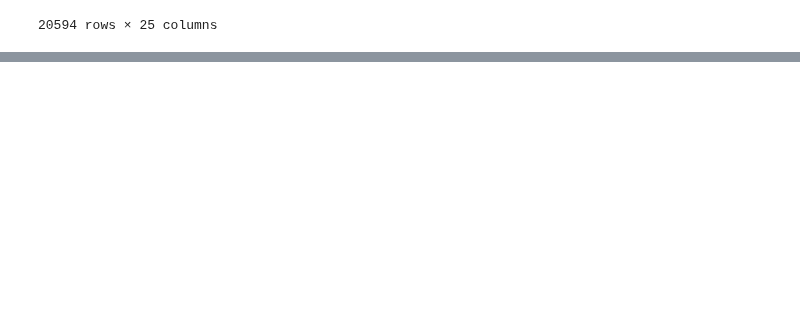
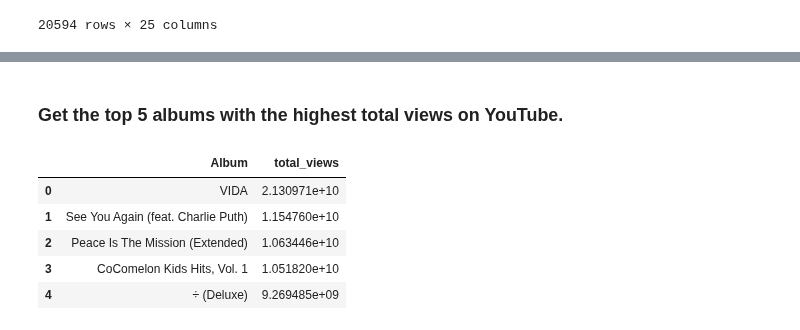
Before and after one commit to Himmu5/data-analysis, a Jupyter notebook: notebooks/spotify_analysis.ipynb, the cells around one changed output, grey strips where cells are left out. Saved outputs shown, nothing was run; the diff lists cells and outputs as text; code cells hidden in the pictures; blank space fills up the shorter version.

```diff
--- a/notebooks/spotify_analysis.ipynb
+++ b/notebooks/spotify_analysis.ipynb
@@ -43,0 +139,11 @@ pd.read_sql("SELECT * from spotify;", con=conn)
+# %% [markdown]
+### Get the top 5 albums with the highest total views on YouTube.
+# %%
+pd.read_sql("select Album, SUM(Views) as total_views from spotify WHERE most_playedon = 'Youtube' GROUP BY Album Order by total_views desc LIMIT 5;", con=conn)
+# %% [output]
+|  | Album | total_views |
+| 0 | VIDA | 2.130971e+10 |
+| 1 | See You Again (feat. Charlie Puth) | 1.154760e+10 |
+| 2 | Peace Is The Mission (Extended) | 1.063446e+10 |
+| 3 | CoComelon Kids Hits, Vol. 1 | 1.051820e+10 |
+| 4 | ÷ (Deluxe) | 9.269485e+09 |
```
Also changed, not shown: parts of 18 cells of this notebook, 1 other file.
